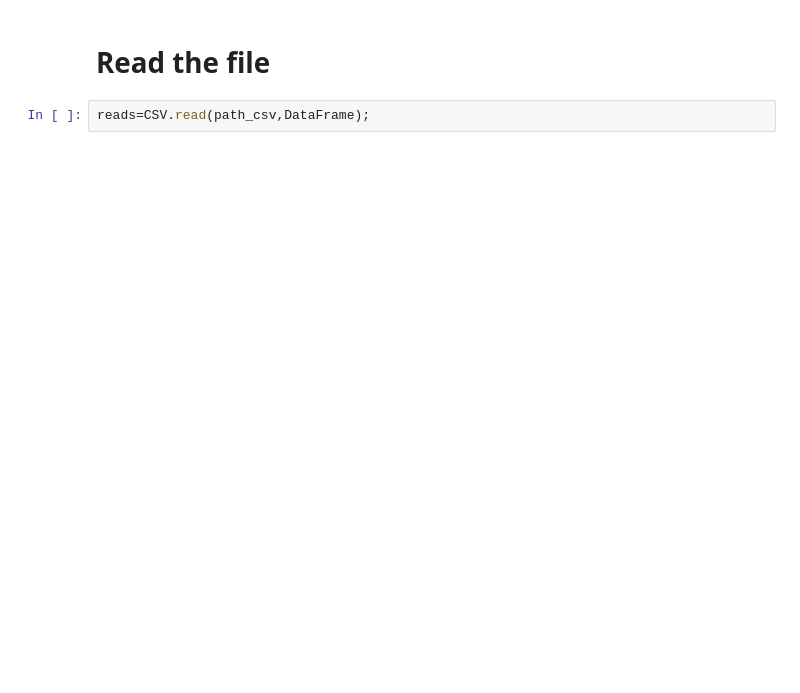
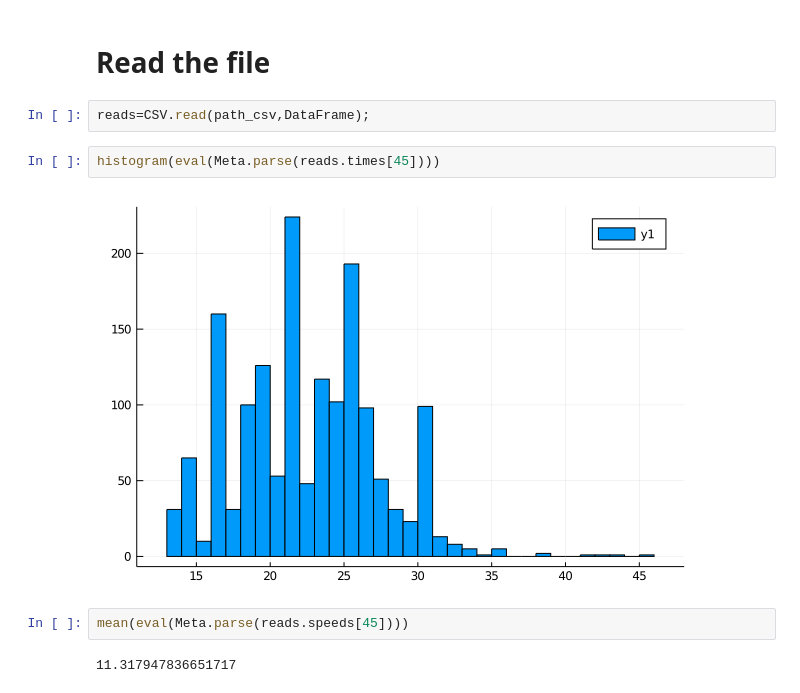
Before and after one commit to LuzMarianaBlaz/Code-MarianaTesis, a Jupyter notebook: code/julia-code/Mariana-Notebooks/test-sever-run.ipynb, the cells around one changed output. Cells and saved outputs as stored; diff of their text form; blank space fills up the shorter version.

```diff
--- a/code/julia-code/Mariana-Notebooks/test-sever-run.ipynb
+++ b/code/julia-code/Mariana-Notebooks/test-sever-run.ipynb
@@ -76,5 +75,13 @@ día 49
 # Read the file
 # %%
 reads=CSV.read(path_csv,DataFrame);
+# %%
+histogram(eval(Meta.parse(reads.times[45])))
+# %% [output]
+[figure, added]
+# %%
+mean(eval(Meta.parse(reads.speeds[45])))
+# %% [output]
+11.317947836651717
 # %%
 anim = @animate for i in 1:50
```
Also changed, not shown: parts of 5 cells of this notebook, 3 other files.
